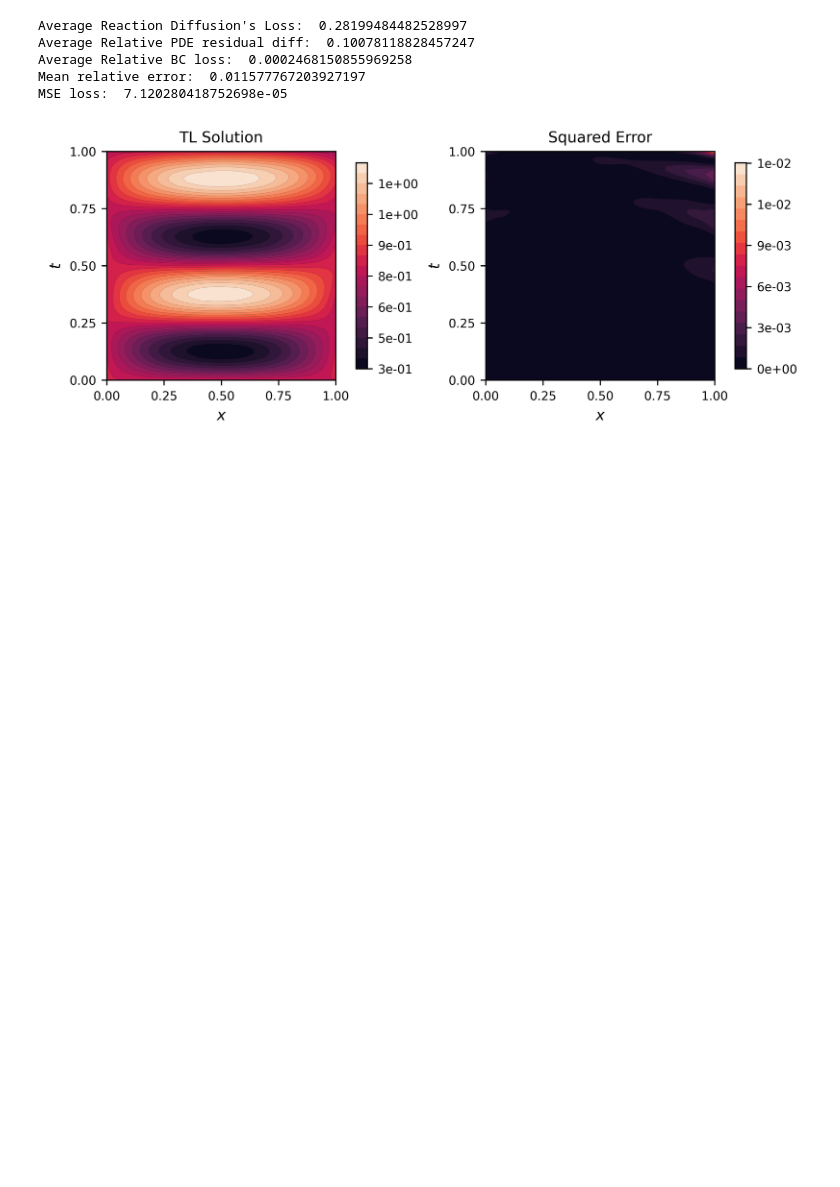
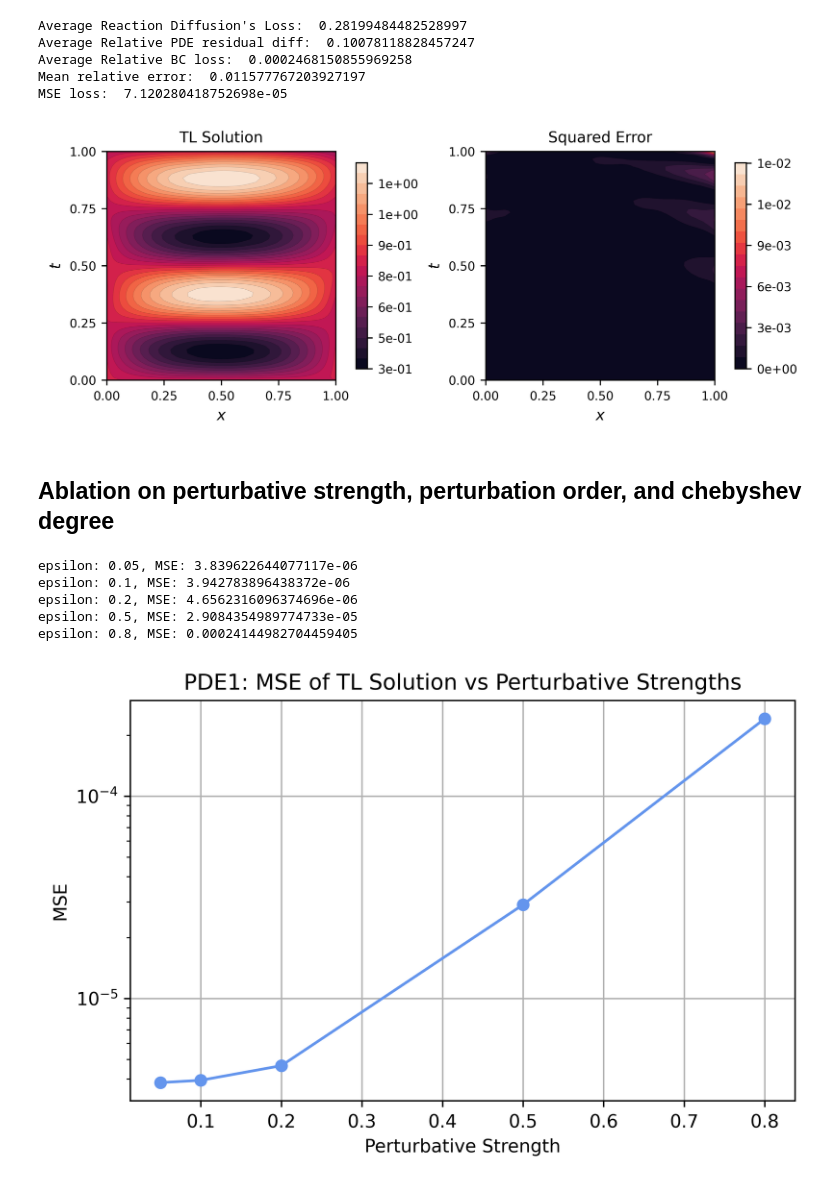
Before and after one commit to ryqherry/Cheby-PINNs, a Jupyter notebook: chebypinns/PDE/reaction_diffusion_TL.ipynb, the cells around one changed output. Drawn from its saved outputs; the diff is of its cells as text; code cells hidden in the pictures; blank space fills up the shorter version.

Commit message:
Add ablations and baseline comparison

```diff
--- a/chebypinns/PDE/reaction_diffusion_TL.ipynb
+++ b/chebypinns/PDE/reaction_diffusion_TL.ipynb
@@ -364,3 +366,62 @@ cbar2.update_ticks()
 plt.show()
 # %% [output]
 [figure]
+# %% [markdown]
+## Ablation on perturbative strength, perturbation order, and chebyshev degree
+# %%
+delta = 0.2
+
+def function_decorator3(A, k, b=0):
+    def func(x, t):
+        return A*x*(x-1)*torch.sin(k*t) + b
+    return func
+
+def forcing_decorator3(A, k, r, b=0):
+    func = function_decorator3(A, k, b)
+    def force(x, t):
+        u = func(x, t)
+        return A*k*x*(x-1)*torch.cos(k*t) - 2*A*torch.sin(k*t) - r*(u/(u+1)-delta*u)
+    return force
+# %%
+x, t, interior_tensor = generate_interior_tensor(I=60, require_grad = False)
+x_boundary, t_boundary, boundary_tensor = generate_boundary_tensor(B=200, require_grad=False, method='equally-spaced')
+# %%
+u_min, u_max = -0.9, 1.0  # chebyshev interval
+K = 30  # chebyshev order
+M_nodes = 1000  # Gauss quadrature nodes
+delta = 0.2  # parameter in R(u)
+cheb_coeffs = rd_cheb_coeffs(u_min, u_max, K=K, M=M_nodes, delta=delta)
+
+p = 20; r_list = [0.05, 0.1, 0.2, 0.5, 0.8]
+A = 2; k = 2*np.pi; b = 0.4
+mse_list = []
+
+for r in r_list:
+    # Compute the TL solutions
+    force = forcing_decorator3(A, k, r, b=b)
+    f0_values = force(x, t).detach().numpy()
+    result = reaction_diffusion_solver(H_dict, Minv, cheb_coeffs, u_min, u_max, f0_values, b, r, H, p=p)
+    # Compute the truth solutions
+    truth_func = function_decorator3(A, k, b=b)
+    truth = truth_func(X_grid[:,0], X_grid[:, 1]).reshape(61, -1).detach().numpy()
+    # Compute MSE for each one
+    mse_list.append(((truth - result['sol'])**2).mean())
+
+plt.figure(figsize=(6, 4), dpi=600)
+plt.plot(r_list, mse_list, marker='o', color='cornflowerblue')
+plt.xlabel("Perturbative Strength")
+plt.ylabel("MSE")
+plt.yscale('log', base=10)
+plt.grid()
+plt.title("PDE1: MSE of TL Solution vs Perturbative Strengths")
+plt.tight_layout()
+
+for r, mse in zip(r_list, mse_list):
+	print(f"epsilon: {r}, MSE: {mse}")
+# %% [output]
+epsilon: 0.05, MSE: 3.839622644077117e-06
+epsilon: 0.1, MSE: 3.942783896438372e-06
+epsilon: 0.2, MSE: 4.6562316096374696e-06
+epsilon: 0.5, MSE: 2.9084354989774733e-05
+epsilon: 0.8, MSE: 0.00024144982704459405
+[figure, added]
```
Also changed, not shown: parts of 6 cells of this notebook, 2 other files.
